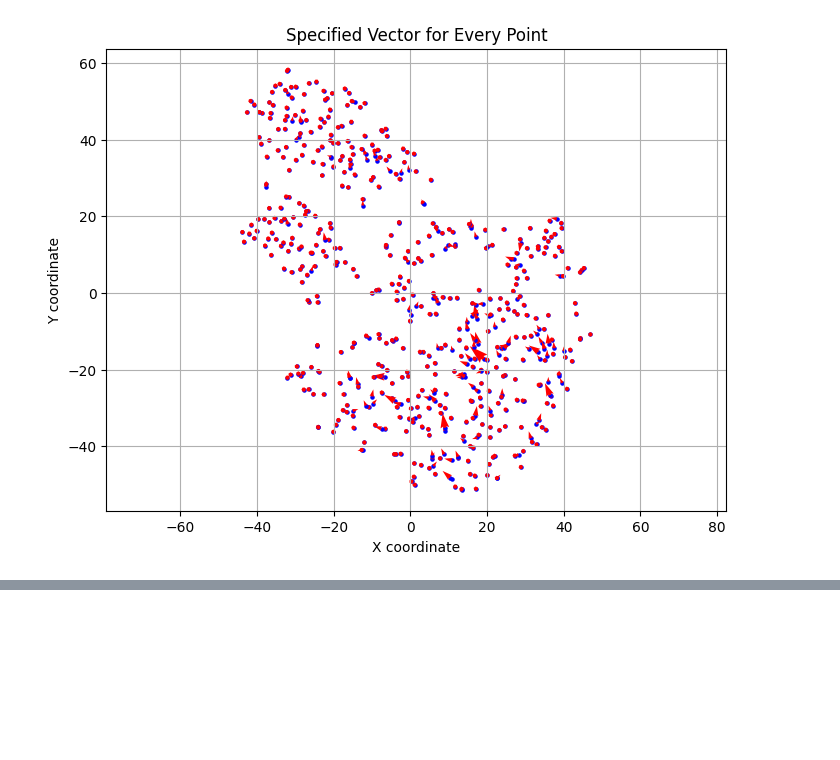
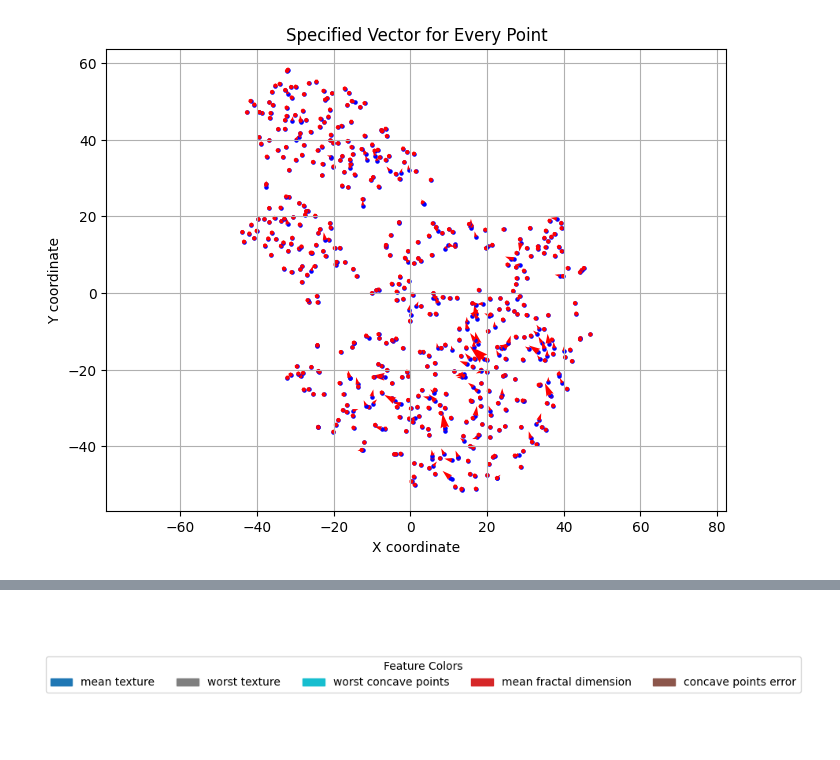
Before and after one commit to jiahaoxu14/FeatureWind, a Jupyter notebook: featurewind.ipynb, the cells around one changed output, grey strips where cells are left out. Cells and saved outputs as stored; diff of their text form; code cells hidden in the pictures; blank space fills up the shorter version.

```diff
--- a/featurewind.ipynb
+++ b/featurewind.ipynb
@@ -181,3 +153,28 @@ plt.show()
+# %%
+import matplotlib.pyplot as plt
+import numpy as np
+from scipy.interpolate import griddata
+import matplotlib.colors as mcolors
+
+n = 5  # Number of top features to select
+
+feature_count = len(Col_labels)
+# Generate colors for all features, then subset based on top n features.
+all_colors = plt.cm.tab10(np.linspace(0, 1, feature_count))
+
+feature_max_vals = []
+grid_size = 30
+
+# Compute maximum value for each feature
+for feature_idx in range(feature_count):
+    f_grid_feature, _, _, _ = ScalarField.reconstruct_scalar_field(points, grid_size=grid_size, feature_index=feature_idx)
+    max_val = np.nanmax(f_grid_feature)
+    feature_max_vals.append(max_val)
+
+# Get indices of top n features with highest max values.
+top_n_indices = np.argsort(feature_max_vals)[::-1][:n]
+selected_features = top_n_indices.tolist()
+selected_colors = all_colors[selected_features]
 # %%
 import matplotlib.pyplot as plt
 import numpy as np
@@ -238,0 +275,20 @@ plt.show()
+# %%
+import matplotlib.patches as mpatches
+
+plt.show()
+
+# Create a separate plot for the legend (color-label relationship)
+fig_legend, ax_legend = plt.subplots(figsize=(6, 2))
+ax_legend.axis('off')  # Hide the axis
+
+# Build legend handles using the selected colors and feature indices.
+legend_handles = [
+    mpatches.Patch(color=selected_colors[i], label=Col_labels[selected_features[i]])
+    for i in range(n)
+]
+ncol = 6 if n > 6 else n
+ax_legend.legend(handles=legend_handles, loc='center', ncol=ncol, title="Feature Colors")
+
+plt.show()
+# %% [output]
+[figure, added]
```
Also changed, not shown: parts of 6 cells of this notebook, 1 other file.
